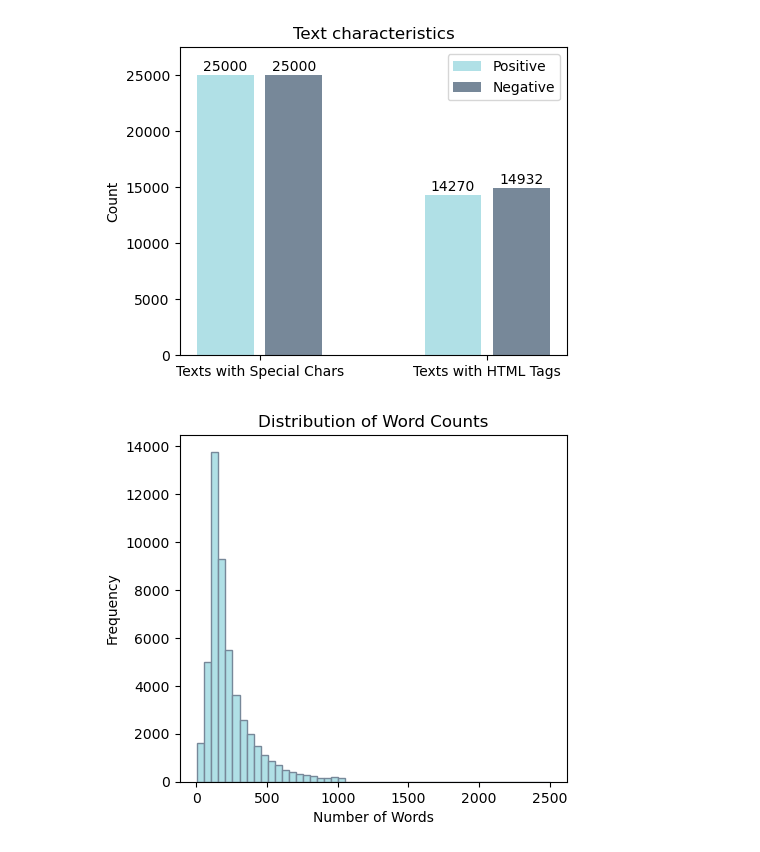
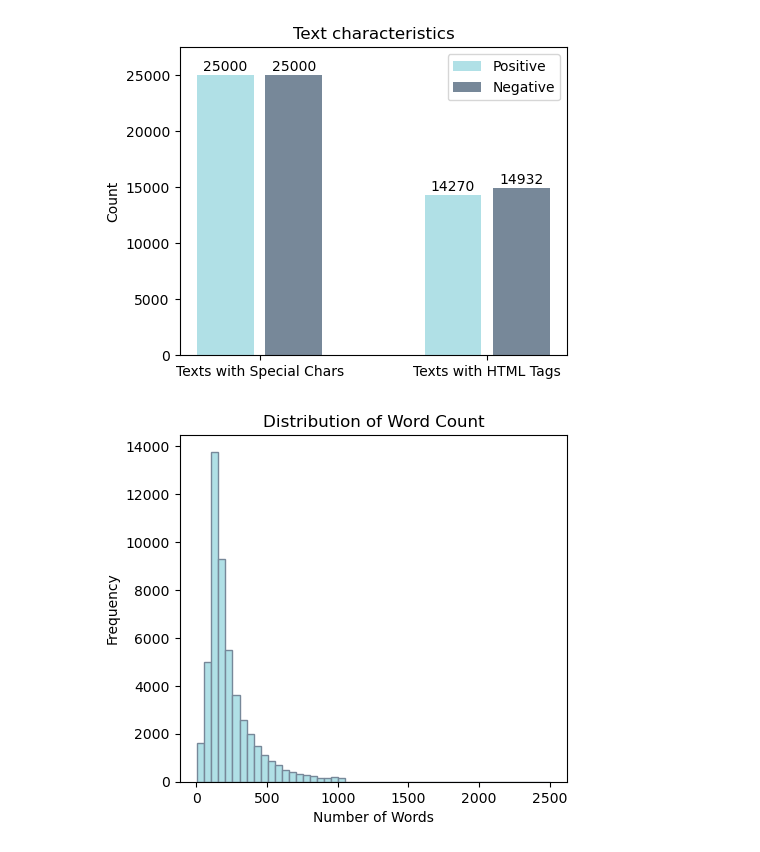
Before and after one commit to Happlesful/proj, a Jupyter notebook: analysis.ipynb, the cells around one changed output. Saved outputs shown, nothing was run; the diff lists cells and outputs as text; code cells hidden in the pictures.

```diff
--- a/analysis.ipynb
+++ b/analysis.ipynb
@@ -159,10 +159,10 @@ plt.show()
 # %%
 plt.figure(figsize=(5, 4.5))
 plt.hist(counts[3], bins=50, color='powderblue',
          edgecolor='lightslategray')
 plt.xlabel('Number of Words')
 plt.ylabel('Frequency')
-plt.title('Distribution of Word Counts')
+plt.title('Distribution of Word Count')
 plt.show()
 # %% [output]
-[figure, old version]
+[figure, new version]
```
Also changed, not shown: parts of 1 cell of this notebook.
